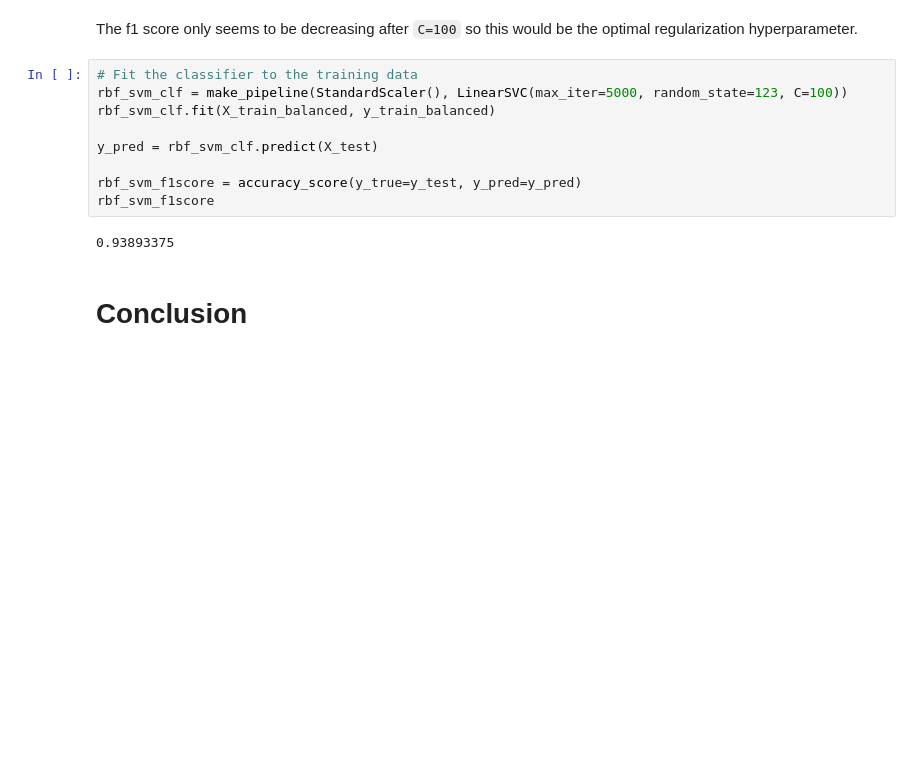
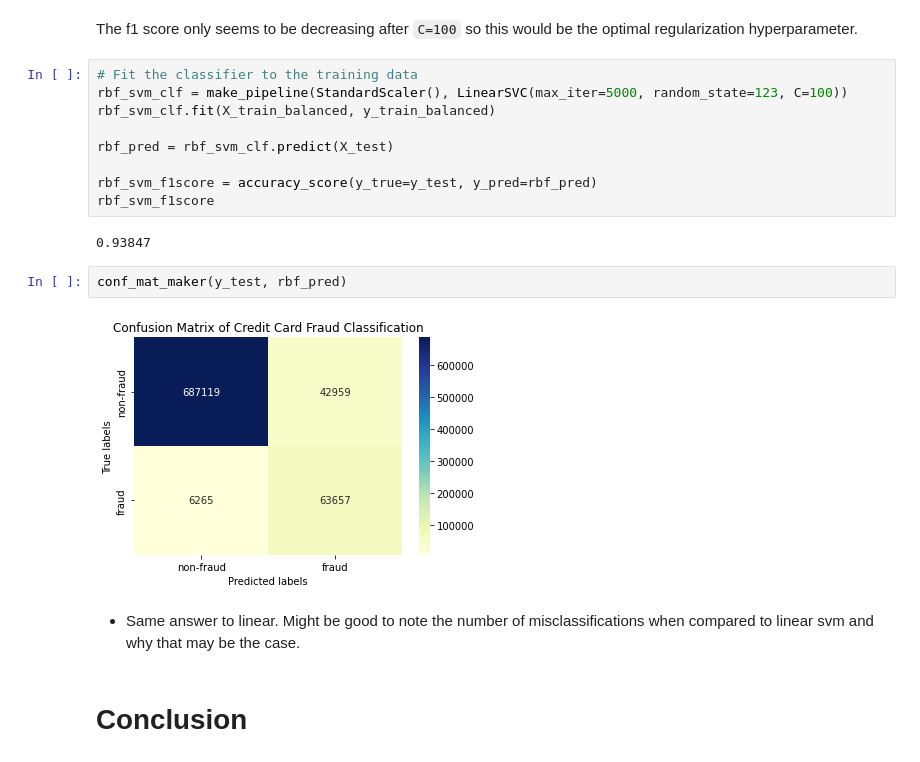
Before and after one commit to JonAndYu/ECON323-Project, a Jupyter notebook: project.ipynb, the cells around one changed output. Cells and saved outputs as stored; diff of their text form; blank space fills up the shorter version.

```diff
--- a/project.ipynb
+++ b/project.ipynb
@@ -425,12 +438,18 @@ The f1 score only seems to be decreasing after `C=100` so this would be the opti
 rbf_svm_clf = make_pipeline(StandardScaler(), LinearSVC(max_iter=5000, random_state=123, C=100))
 rbf_svm_clf.fit(X_train_balanced, y_train_balanced)
 
-y_pred = rbf_svm_clf.predict(X_test)
+rbf_pred = rbf_svm_clf.predict(X_test)
 
-rbf_svm_f1score = accuracy_score(y_true=y_test, y_pred=y_pred)
+rbf_svm_f1score = accuracy_score(y_true=y_test, y_pred=rbf_pred)
 rbf_svm_f1score
 # %% [output]
-0.93893375
+0.93847
+# %%
+conf_mat_maker(y_test, rbf_pred)
+# %% [output]
+[figure, added]
+# %% [markdown]
+* Same answer to linear. Might be good to note the number of misclassifications when compared to linear svm and why that may be the case.
 # %% [markdown]
 # Conclusion
 # %%
```
Also changed, not shown: parts of 17 cells of this notebook.
